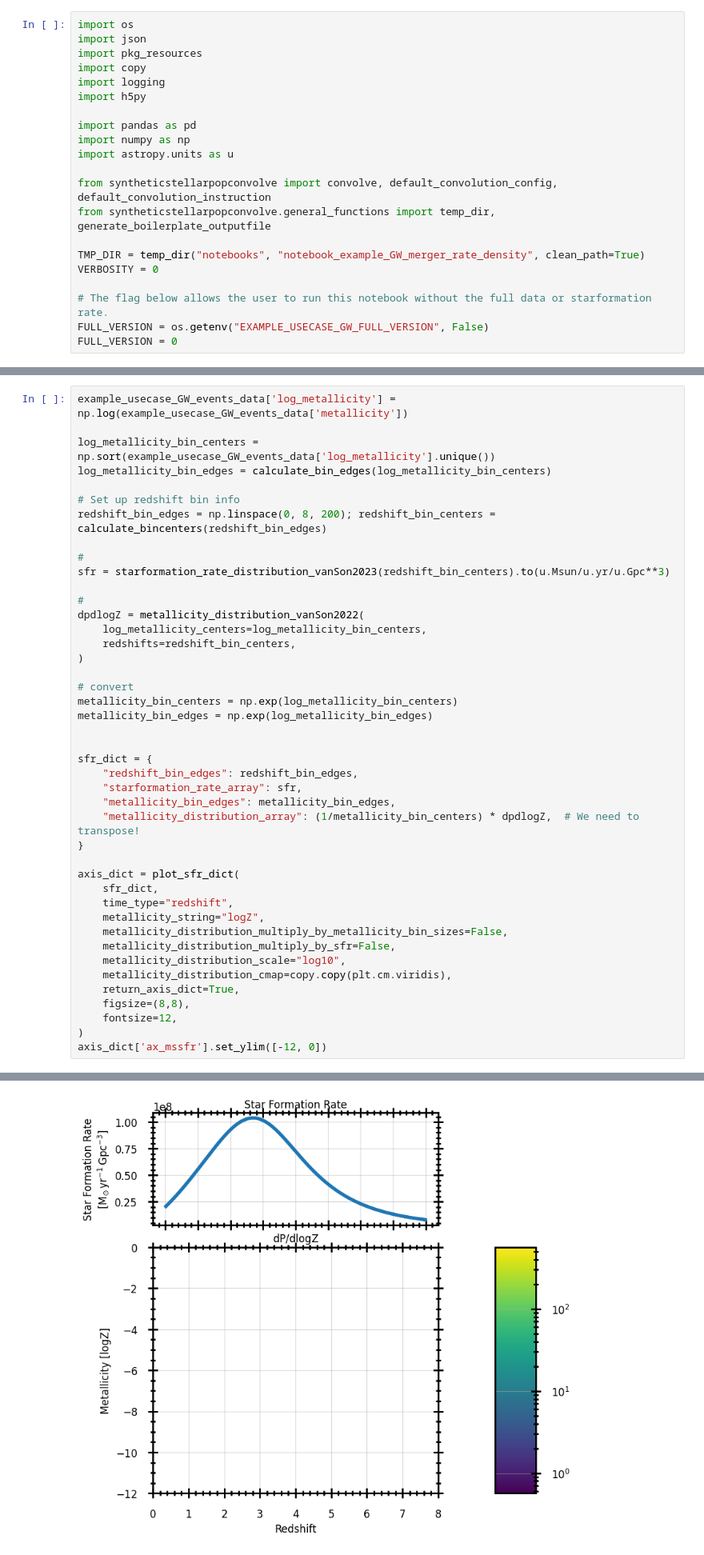
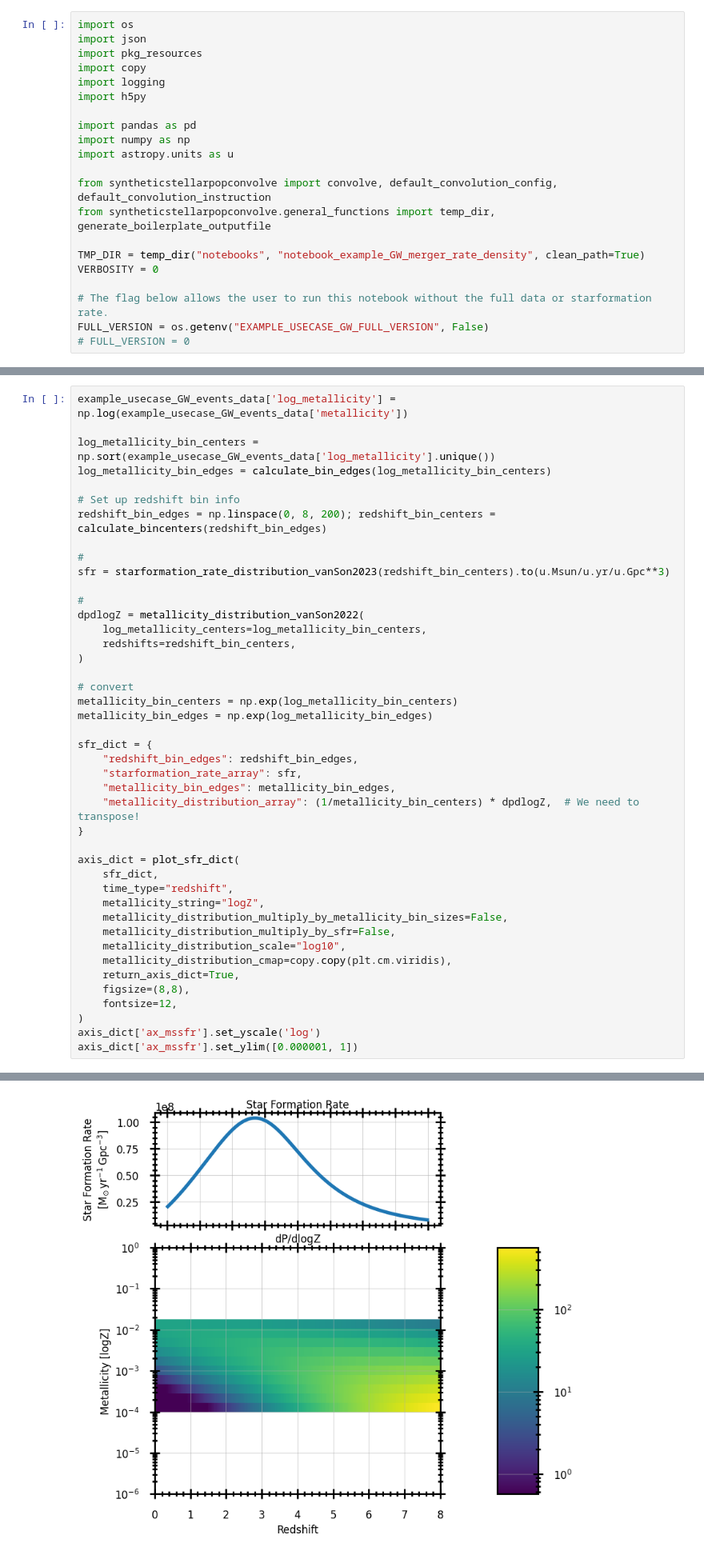
Before and after one commit to FloorBroekgaarden/growl-syntheticstellarpopconvolve, a Jupyter notebook: docs/source/examples/notebook_example_GW_merger_rate_density.ipynb, the cells around one changed output, grey strips where cells are left out. Shown at 80% size. Cells and saved outputs as stored; diff of their text form.

```diff
--- a/docs/source/examples/notebook_example_GW_merger_rate_density.ipynb
+++ b/docs/source/examples/notebook_example_GW_merger_rate_density.ipynb
@@ -30,7 +30,7 @@ VERBOSITY = 0
 
 # The flag below allows the user to run this notebook without the full data or starformation rate.
 FULL_VERSION = os.getenv("EXAMPLE_USECASE_GW_FULL_VERSION", False)
-FULL_VERSION = 0
+# FULL_VERSION = 0
 # %% [markdown]
 Lets start with loading some data and see which metallicities are present. This data is generated by a grid-based population-synthesis evolution at a series of fixed metallicities.
 
@@ -147,7 +137,6 @@ dpdlogZ = metallicity_distribution_vanSon2022(
 metallicity_bin_centers = np.exp(log_metallicity_bin_centers)
 metallicity_bin_edges = np.exp(log_metallicity_bin_edges)
 
-
 sfr_dict = {
     "redshift_bin_edges": redshift_bin_edges,
     "starformation_rate_array": sfr,
@@ -167,5 +156,6 @@ axis_dict = plot_sfr_dict(
     figsize=(8,8),
     fontsize=12,
 )
-axis_dict['ax_mssfr'].set_ylim([-12, 0])
+axis_dict['ax_mssfr'].set_yscale('log')
+axis_dict['ax_mssfr'].set_ylim([0.000001, 1])
 # %% [output]
@@ -173,4 +163,4 @@ axis_dict['ax_mssfr'].set_ylim([-12, 0])
-[figure, old version]
+[figure, new version]
 # %% [markdown]
 Now that we have set up the star formation information and loaded the input data, we can combine everything into the convolution config
 # %%
```
Also changed, not shown: parts of 7 cells of this notebook, 3 other files.
